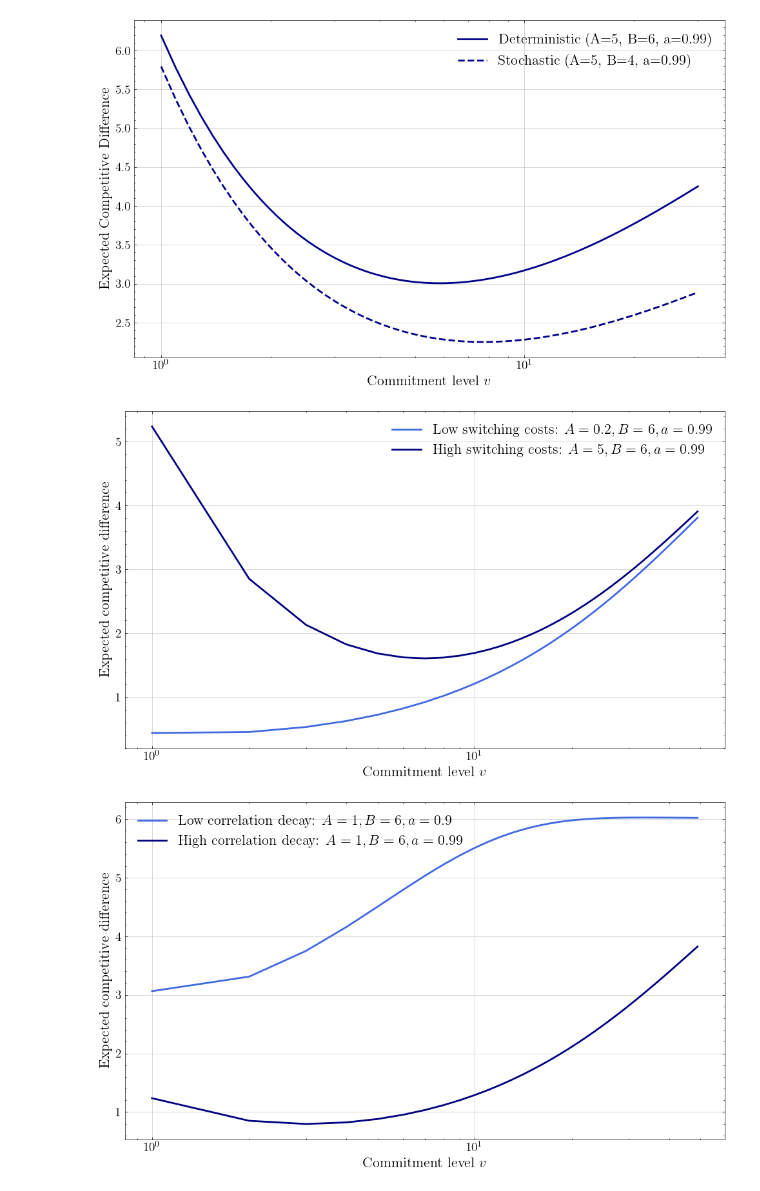
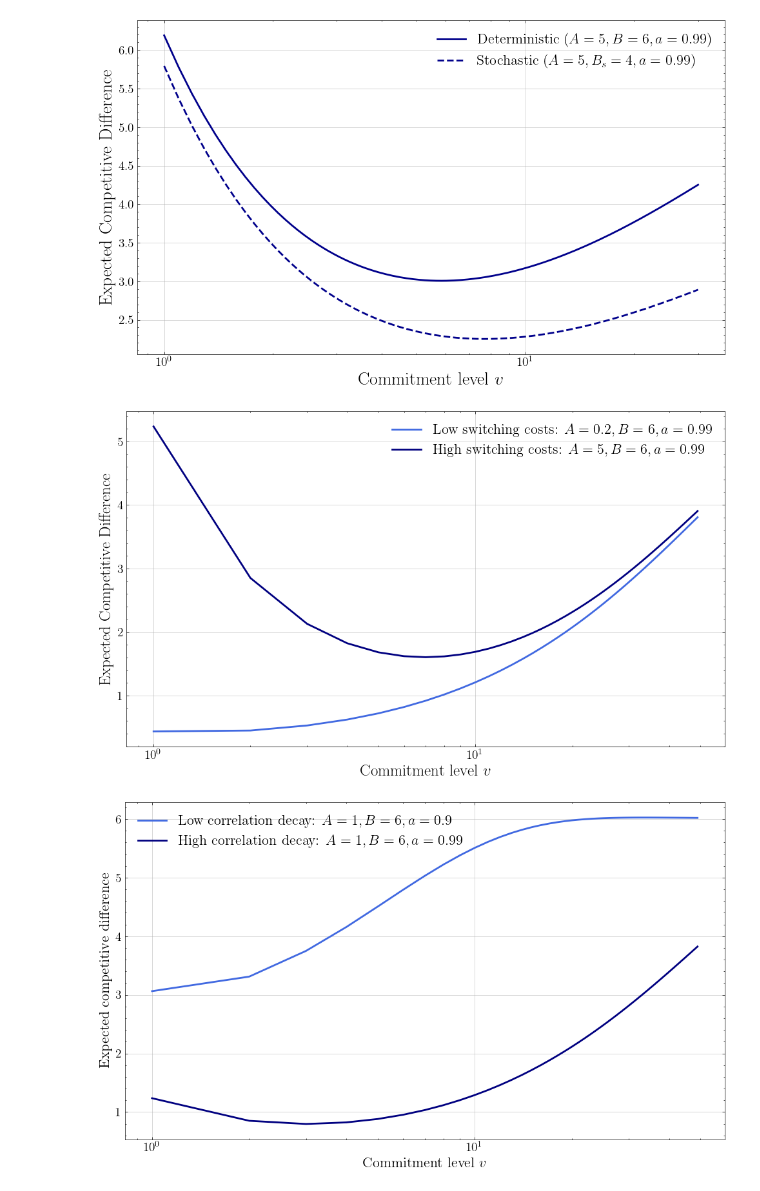
Before and after one commit to ujohn33/Predict-Optimize-Revise, a Jupyter notebook: notebooks/analysis/demo_convergence.ipynb, the cells around one changed output. Cells and saved outputs as stored; diff of their text form; code cells hidden in the pictures.

```diff
--- a/notebooks/analysis/demo_convergence.ipynb
+++ b/notebooks/analysis/demo_convergence.ipynb
@@ -11,38 +11,38 @@ import scienceplots
 
 plt.style.use('science')
 
 # Define the function for competitive difference bound
 def competitive_difference(v, A, B, a):
     return A / v + B * np.sqrt(1 - a**(2 * (v + 1)))
 
 # Define commitment levels
 v = np.linspace(1, 30, 300)
 
 # Case 2: Deterministic
 A2, B2, a2 = 5, 6, 0.99
 cd_deterministic = competitive_difference(v, A2, B2, a2)
 
 # Case 2: Stochastic (lower B to reflect reduced forecast penalty)
 A2_s, B2_s, a2_s = A2, 4, a2
 cd_stochastic = competitive_difference(v, A2_s, B2_s, a2_s)
 
 plt.figure(figsize=(10, 6))
-plt.plot(v, cd_deterministic, label=f'Deterministic (A={A2}, B={B2}, a={a2})', color='darkblue', linewidth=2)
-plt.plot(v, cd_stochastic, label=f'Stochastic (A={A2_s}, B={B2_s}, a={a2_s})', color='darkblue', linestyle='--', linewidth=2)
+plt.plot(v, cd_deterministic, label=r'Deterministic ($A={}, B={}, a={}$)'.format(A2, B2, a2), color='darkblue', linewidth=2)
+plt.plot(v, cd_stochastic, label=r'Stochastic ($A={}, B_s={}, a={}$)'.format(A2_s, B2_s, a2_s), color='darkblue', linestyle='--', linewidth=2)
 
-plt.xlabel('Commitment level $v$', fontsize=16)
-plt.ylabel('Expected Competitive Difference', fontsize=16)
+plt.xlabel('Commitment level $v$', fontsize=20)
+plt.ylabel('Expected Competitive Difference', fontsize=20)
 
 # make x axis logarithmic
 plt.xscale('log')
 plt.legend(fontsize=16)
 plt.xticks(fontsize=14)
 plt.yticks(fontsize=14)
 plt.grid(True, alpha=0.7)
 plt.tight_layout()
 plt.show()
 # %% [output]
-[figure, old version]
+[figure, new version]
 # %%
 # Define the range of v
 v = np.arange(1, 50)
@@ -64,8 +64,8 @@ plt.figure(figsize=(10, 6))
 plt.plot(v, cost1, label=r'Low switching costs: $A={}, B={}, a={}$'.format(A1, B, a), color='royalblue', linewidth=2)
 plt.plot(v, cost2, label=r'High switching costs: $A={}, B={}, a={}$'.format(A2, B, a), color='navy', linewidth=2)
 
-plt.xlabel("Commitment level $v$", fontsize=16)
-plt.ylabel("Expected competitive difference", fontsize=16)
+plt.xlabel("Commitment level $v$", fontsize=18)
+plt.ylabel("Expected Competitive Difference", fontsize=18)
 
 # make x axis logarithmic
 plt.xscale('log')
@@ -78,7 +78,7 @@ plt.grid(True, alpha=0.7)
 plt.tight_layout()
 plt.show()
 # %% [output]
-[figure, old version]
+[figure, new version]
 # %%
 # Define the range of v
 v = np.arange(1, 50)
```
Also changed, not shown: 11 other files.
